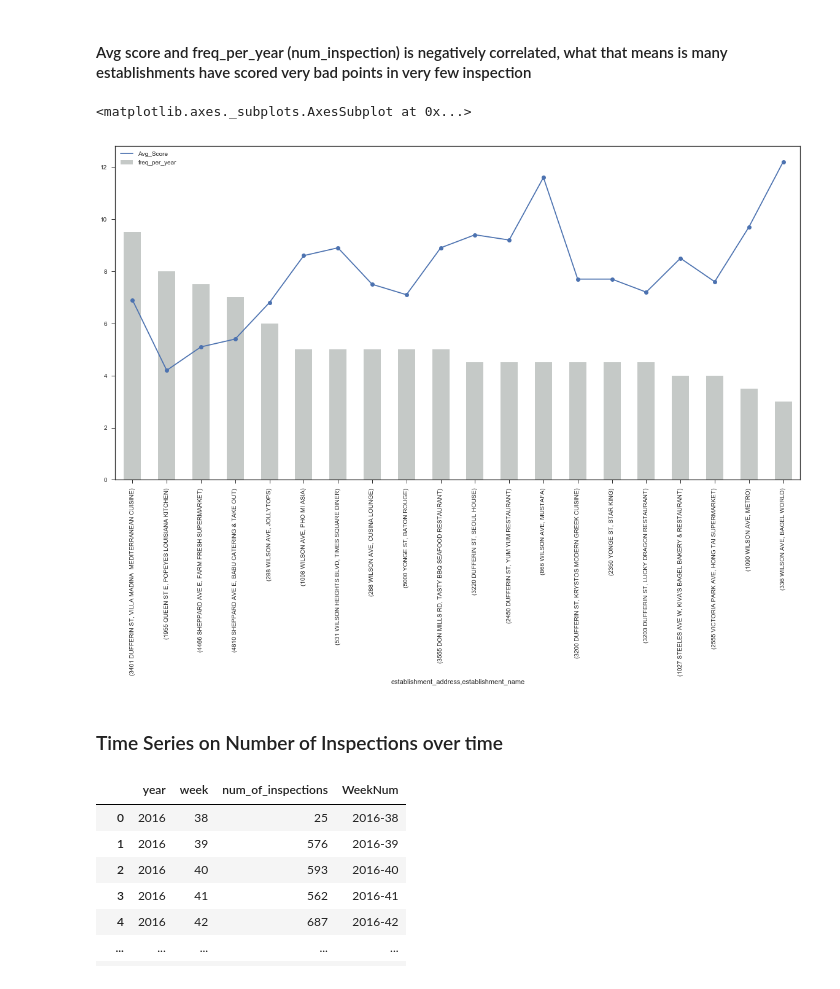
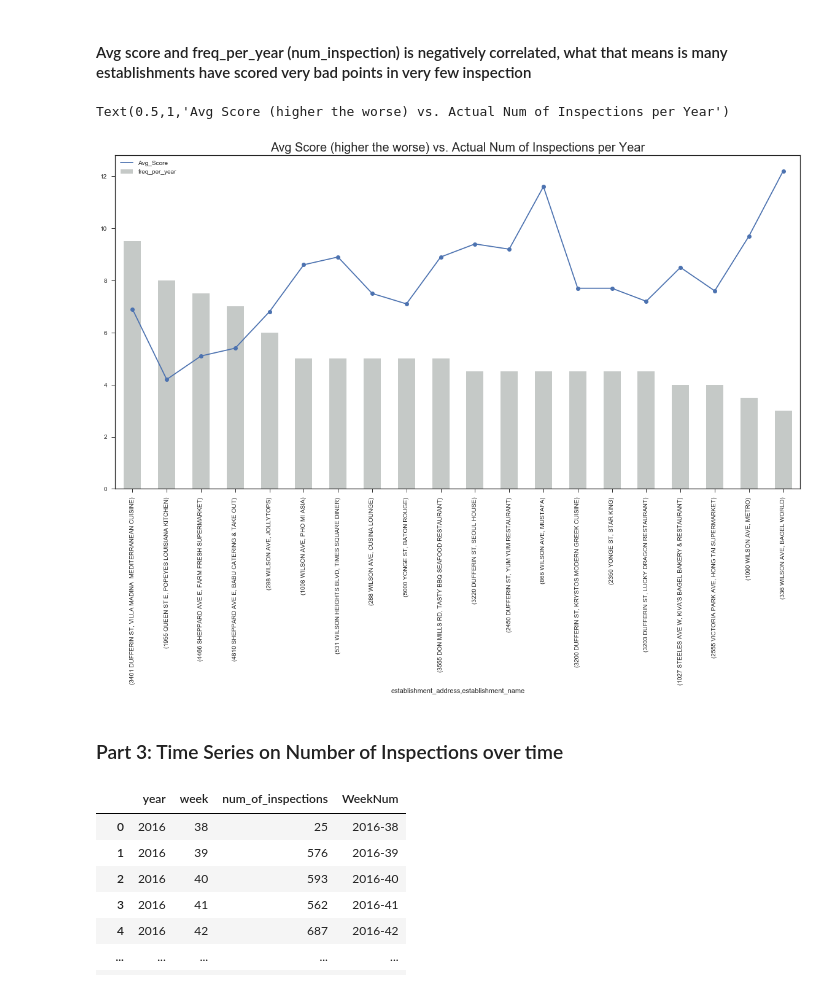
Before and after one commit to jrhe90/DineSafe, a Jupyter notebook: DineSafe_JR_Dec3.ipynb, the cells around one changed output. Drawn from its saved outputs; the diff is of its cells as text; code cells hidden in the pictures.

Commit message:
complete version of my part

```diff
--- a/DineSafe_JR_Dec3.ipynb
+++ b/DineSafe_JR_Dec3.ipynb
@@ -343,12 +344,13 @@ show()
 # %%
 sort_score_data = score_data.sort_values(['num_inspection'],ascending = False)
 ax = sort_score_data[['Avg_Score']].plot(linestyle='-', marker='o',figsize=(20,10))
 sort_score_data[['freq_per_year']].plot(kind='bar', ax=ax,color='xkcd:silver')
+ax.set_title("Avg Score (higher the worse) vs. Actual Num of Inspections per Year", fontsize=20)
 # %% [output]
-<matplotlib.axes._subplots.AxesSubplot at 0x...>
+Text(0.5,1,'Avg Score (higher the worse) vs. Actual Num of Inspections per Year')
-[figure, old version]
+[figure, new version]
 # %% [markdown]
-### Time Series on Number of Inspections over time
+### Part 3: Time Series on Number of Inspections over time
 # %%
 num_inspection = data.groupby(['year','week'])['inspection_id'].nunique().reset_index()
 num_inspection= num_inspection.rename(columns={'inspection_id':'num_of_inspections'})
```
Also changed, not shown: parts of 10 cells of this notebook.
